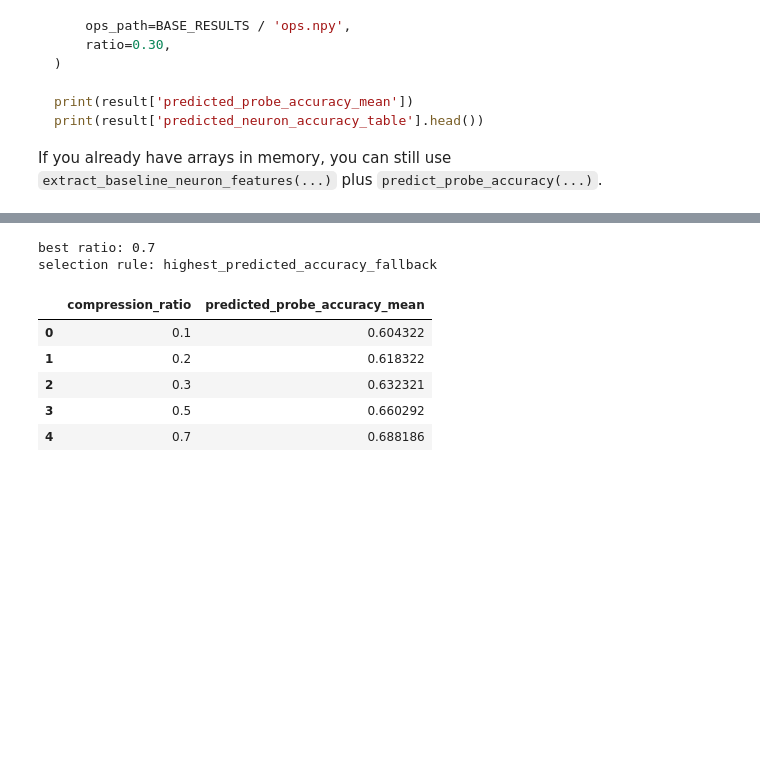
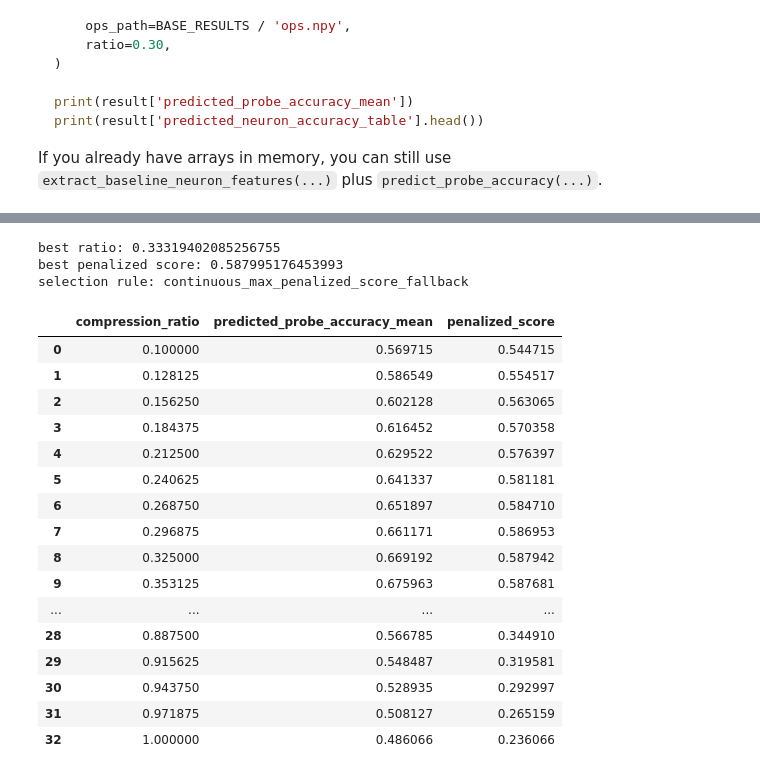
Before and after one commit to baipin/SpikeSort, a Jupyter notebook: 5.ipynb, the cells around one changed output, grey strips where cells are left out. Cells and saved outputs as stored; diff of their text form; code cells hidden in the pictures; blank space fills up the shorter version.

```diff
--- a/5.ipynb
+++ b/5.ipynb
@@ -618,32 +624,48 @@ print(result['ratio_evaluation_table'])
 # %%
 from ratio_recommender import CompressionRatioRecommender
 
 recommender = CompressionRatioRecommender.load(
     ROOT / 'predictor/week5_accuracy_predictor_model.npy',
-    candidate_ratios=[0.10, 0.20, 0.30, 0.50, 0.70],
+    min_ratio=0.10,
+    max_ratio=1.00,
     min_accuracy_threshold=0.80,
+    ratio_penalty=0.25,
+    search_tolerance=1e-4,
 )
 
 single_probe_best_ratio = recommender.recommend_probe_ratio_from_files(
     templates_path=BASE_RESULTS / 'templates.npy',
     spike_times_path=BASE_RESULTS / 'spike_times.npy',
     spike_clusters_path=BASE_RESULTS / 'spike_clusters.npy',
     ops_path=BASE_RESULTS / 'ops.npy',
     probe_name='baseline_probe',
 )
 
 print('best ratio:', single_probe_best_ratio['best_ratio'])
+print('best penalized score:', single_probe_best_ratio['best_penalized_score'])
 print('selection rule:', single_probe_best_ratio['selection_rule'])
 display(single_probe_best_ratio['ratio_evaluation_table'])
 # %% [output]
-best ratio: 0.7
-selection rule: highest_predicted_accuracy_fallback
+best ratio: 0.33319402085256755
+best penalized score: 0.587995176453993
+selection rule: continuous_max_penalized_score_fallback
-|  | compression_ratio | predicted_probe_accuracy_mean |
-| 0 | 0.1 | 0.604322 |
-| 1 | 0.2 | 0.618322 |
-| 2 | 0.3 | 0.632321 |
-| 3 | 0.5 | 0.660292 |
-| 4 | 0.7 | 0.688186 |
+|  | compression_ratio | predicted_probe_accuracy_mean | penalized_score |
+| 0 | 0.100000 | 0.569715 | 0.544715 |
+| 1 | 0.128125 | 0.586549 | 0.554517 |
+| 2 | 0.156250 | 0.602128 | 0.563065 |
+| 3 | 0.184375 | 0.616452 | 0.570358 |
+| 4 | 0.212500 | 0.629522 | 0.576397 |
+| 5 | 0.240625 | 0.641337 | 0.581181 |
+| 6 | 0.268750 | 0.651897 | 0.584710 |
+| 7 | 0.296875 | 0.661171 | 0.586953 |
+| 8 | 0.325000 | 0.669192 | 0.587942 |
+| 9 | 0.353125 | 0.675963 | 0.587681 |
+| ... | ... | ... | ... |
+| 28 | 0.887500 | 0.566785 | 0.344910 |
+| 29 | 0.915625 | 0.548487 | 0.319581 |
+| 30 | 0.943750 | 0.528935 | 0.292997 |
+| 31 | 0.971875 | 0.508127 | 0.265159 |
+| 32 | 1.000000 | 0.486066 | 0.236066 |
 # %%
 probe_specs = [
     {
```
Also changed, not shown: parts of 6 cells of this notebook, 4 other files.
